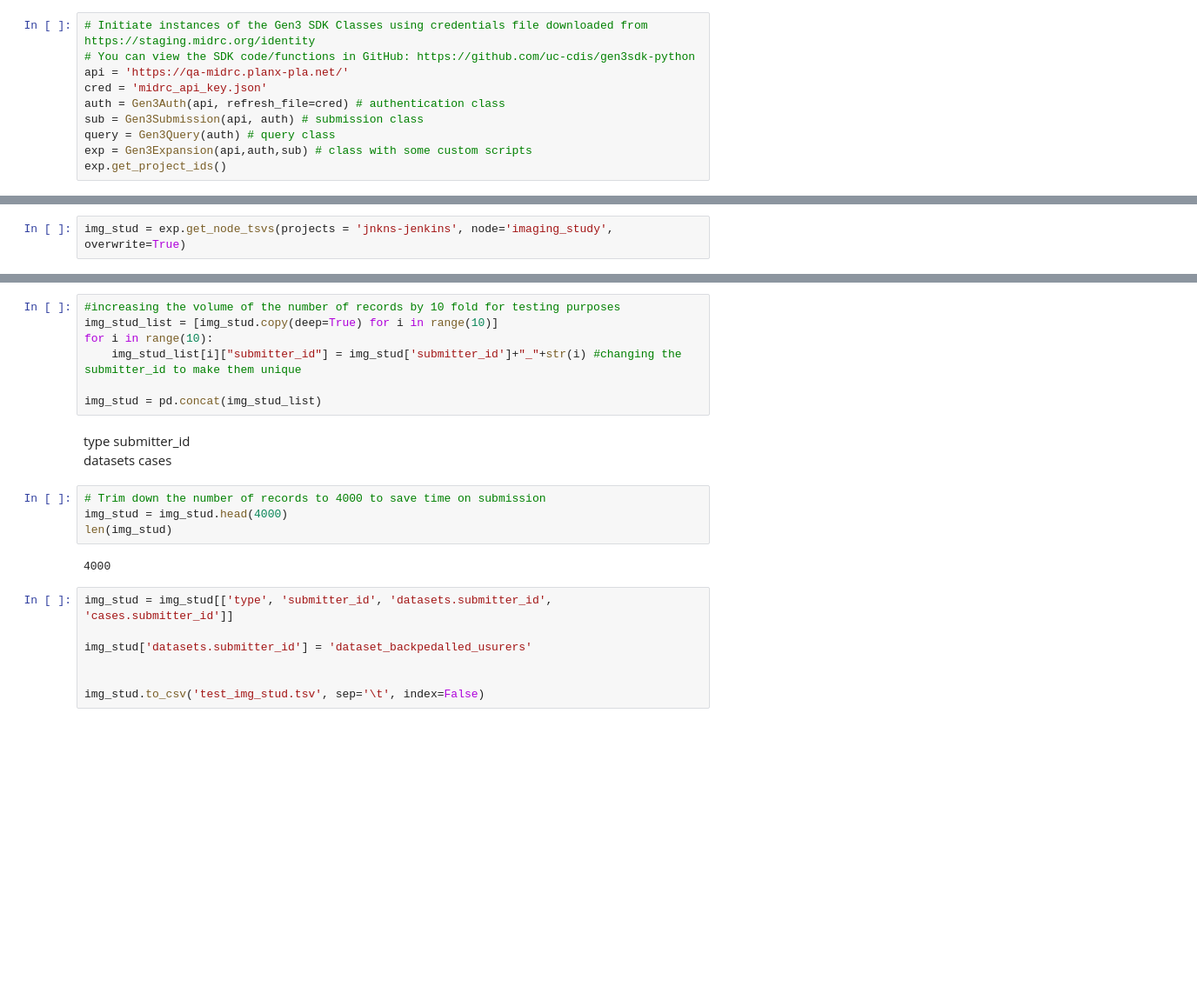
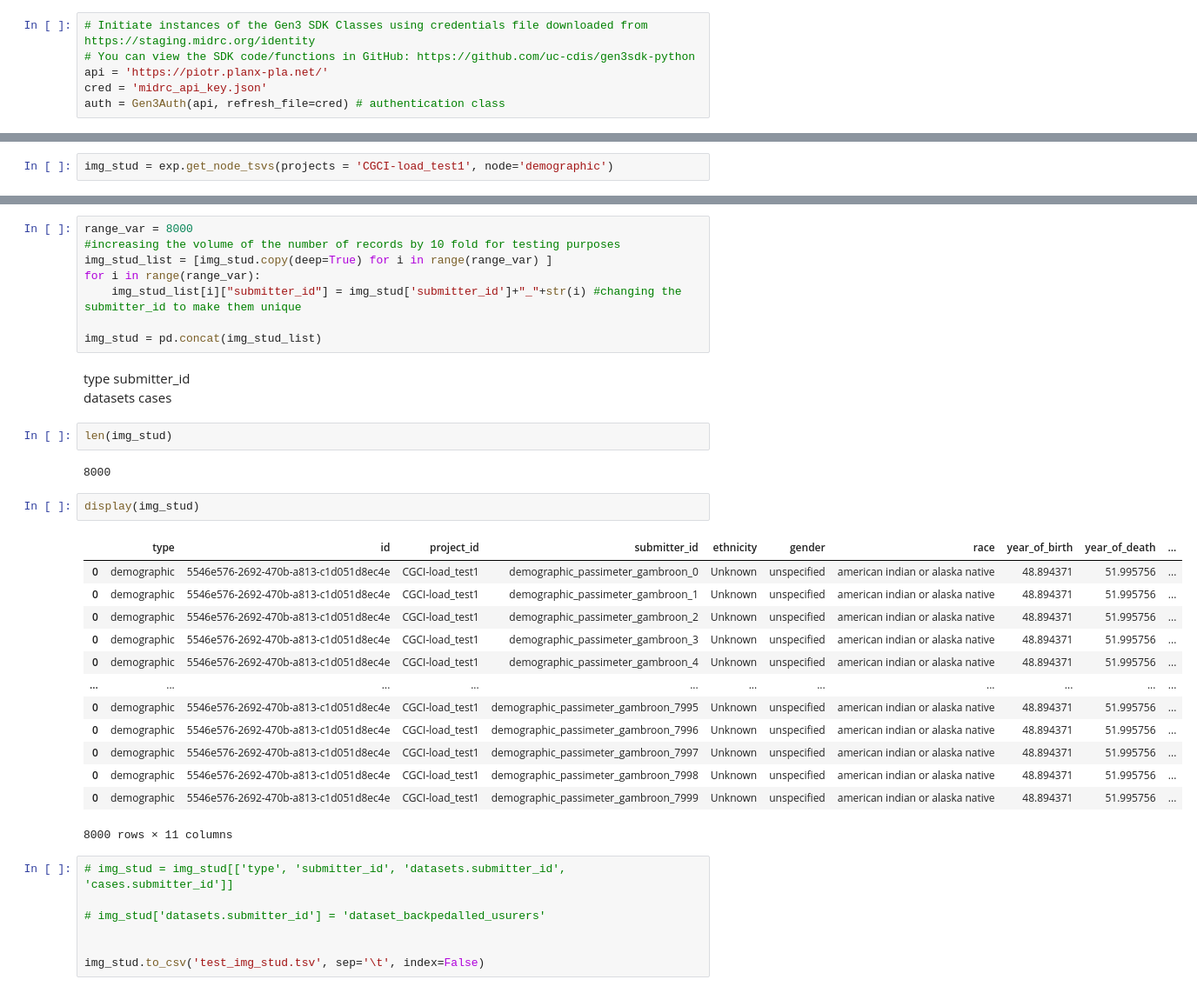
Before and after one commit to uc-cdis/sheepdog, a Jupyter notebook: stress_testing/sd_stress.ipynb, the cells around one changed output, grey strips where cells are left out. Shown at 87% size. Saved outputs shown, nothing was run; the diff lists cells and outputs as text; blank space fills up the shorter version.

Commit message:
End of Friday Session with Sai George Spencer and Piotr

```diff
--- a/stress_testing/sd_stress.ipynb
+++ b/stress_testing/sd_stress.ipynb
@@ -14,10 +14,6 @@ from expansion import Gen3Expansion
 # %%
 # Initiate instances of the Gen3 SDK Classes using credentials file downloaded from https://staging.midrc.org/identity
 # You can view the SDK code/functions in GitHub: https://github.com/uc-cdis/gen3sdk-python
-api = 'https://qa-midrc.planx-pla.net/'
+api = 'https://piotr.planx-pla.net/'
 cred = 'midrc_api_key.json'
 auth = Gen3Auth(api, refresh_file=cred) # authentication class
-sub = Gen3Submission(api, auth) # submission class
-query = Gen3Query(auth) # query class
-exp = Gen3Expansion(api,auth,sub) # class with some custom scripts
-exp.get_project_ids()
@@ -28,3 +98,3 @@ Getting all project_ids you have access to in https://qa-midrc.planx-pla.net/
 # %%
-img_stud = exp.get_node_tsvs(projects = 'jnkns-jenkins', node='imaging_study', overwrite=True)
+img_stud = exp.get_node_tsvs(projects = 'CGCI-load_test1', node='demographic')
 # %% [output]
@@ -35,7 +110,8 @@ Master node TSV with 8914 total records written to master_imaging_study.tsv.
 # %%
+range_var = 8000
 #increasing the volume of the number of records by 10 fold for testing purposes
-img_stud_list = [img_stud.copy(deep=True) for i in range(10)]
-for i in range(10):
+img_stud_list = [img_stud.copy(deep=True) for i in range(range_var) ]
+for i in range(range_var):
     img_stud_list[i]["submitter_id"] = img_stud['submitter_id']+"_"+str(i) #changing the submitter_id to make them unique
 
 img_stud = pd.concat(img_stud_list)
@@ -44,16 +120,30 @@ type
 submitter_id
 datasets
 cases
-# %%
-# Trim down the number of records to 4000 to save time on submission
-img_stud = img_stud.head(4000)
-len(img_stud)
-# %% [output]
-4000
+# %%
+len(img_stud)
+# %% [output]
+8000
+# %%
+display(img_stud)
+# %% [output]
+|  | type | id | project_id | submitter_id | ethnicity | gender | race | year_of_birth | year_of_death | ... |
+| 0 | demographic | 5546e576-2692-470b-a813-c1d051d8ec4e | CGCI-load_test1 | demographic_passimeter_gambroon_0 | Unknown | unspecified | american indian or alaska native | 48.894371 | 51.995756 | ... |
+| 0 | demographic | 5546e576-2692-470b-a813-c1d051d8ec4e | CGCI-load_test1 | demographic_passimeter_gambroon_1 | Unknown | unspecified | american indian or alaska native | 48.894371 | 51.995756 | ... |
+| 0 | demographic | 5546e576-2692-470b-a813-c1d051d8ec4e | CGCI-load_test1 | demographic_passimeter_gambroon_2 | Unknown | unspecified | american indian or alaska native | 48.894371 | 51.995756 | ... |
+| 0 | demographic | 5546e576-2692-470b-a813-c1d051d8ec4e | CGCI-load_test1 | demographic_passimeter_gambroon_3 | Unknown | unspecified | american indian or alaska native | 48.894371 | 51.995756 | ... |
+| 0 | demographic | 5546e576-2692-470b-a813-c1d051d8ec4e | CGCI-load_test1 | demographic_passimeter_gambroon_4 | Unknown | unspecified | american indian or alaska native | 48.894371 | 51.995756 | ... |
+| ... | ... | ... | ... | ... | ... | ... | ... | ... | ... | ... |
+| 0 | demographic | 5546e576-2692-470b-a813-c1d051d8ec4e | CGCI-load_test1 | demographic_passimeter_gambroon_7995 | Unknown | unspecified | american indian or alaska native | 48.894371 | 51.995756 | ... |
+| 0 | demographic | 5546e576-2692-470b-a813-c1d051d8ec4e | CGCI-load_test1 | demographic_passimeter_gambroon_7996 | Unknown | unspecified | american indian or alaska native | 48.894371 | 51.995756 | ... |
+| 0 | demographic | 5546e576-2692-470b-a813-c1d051d8ec4e | CGCI-load_test1 | demographic_passimeter_gambroon_7997 | Unknown | unspecified | american indian or alaska native | 48.894371 | 51.995756 | ... |
+| 0 | demographic | 5546e576-2692-470b-a813-c1d051d8ec4e | CGCI-load_test1 | demographic_passimeter_gambroon_7998 | Unknown | unspecified | american indian or alaska native | 48.894371 | 51.995756 | ... |
+| 0 | demographic | 5546e576-2692-470b-a813-c1d051d8ec4e | CGCI-load_test1 | demographic_passimeter_gambroon_7999 | Unknown | unspecified | american indian or alaska native | 48.894371 | 51.995756 | ... |
+8000 rows × 11 columns
 # %%
-img_stud = img_stud[['type', 'submitter_id', 'datasets.submitter_id', 'cases.submitter_id']]
+# img_stud = img_stud[['type', 'submitter_id', 'datasets.submitter_id', 'cases.submitter_id']]
 
-img_stud['datasets.submitter_id'] = 'dataset_backpedalled_usurers'
+# img_stud['datasets.submitter_id'] = 'dataset_backpedalled_usurers'
 
 
 img_stud.to_csv('test_img_stud.tsv', sep='\t', index=False)
```
Also changed, not shown: parts of 12 cells of this notebook, 1 other file.
